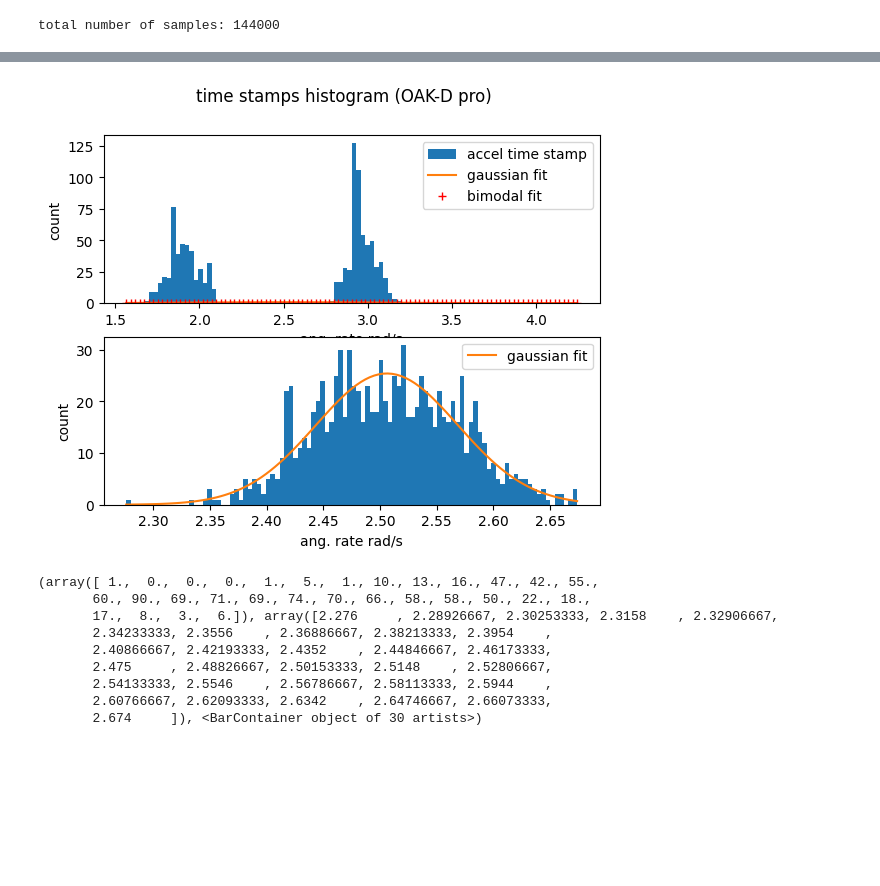
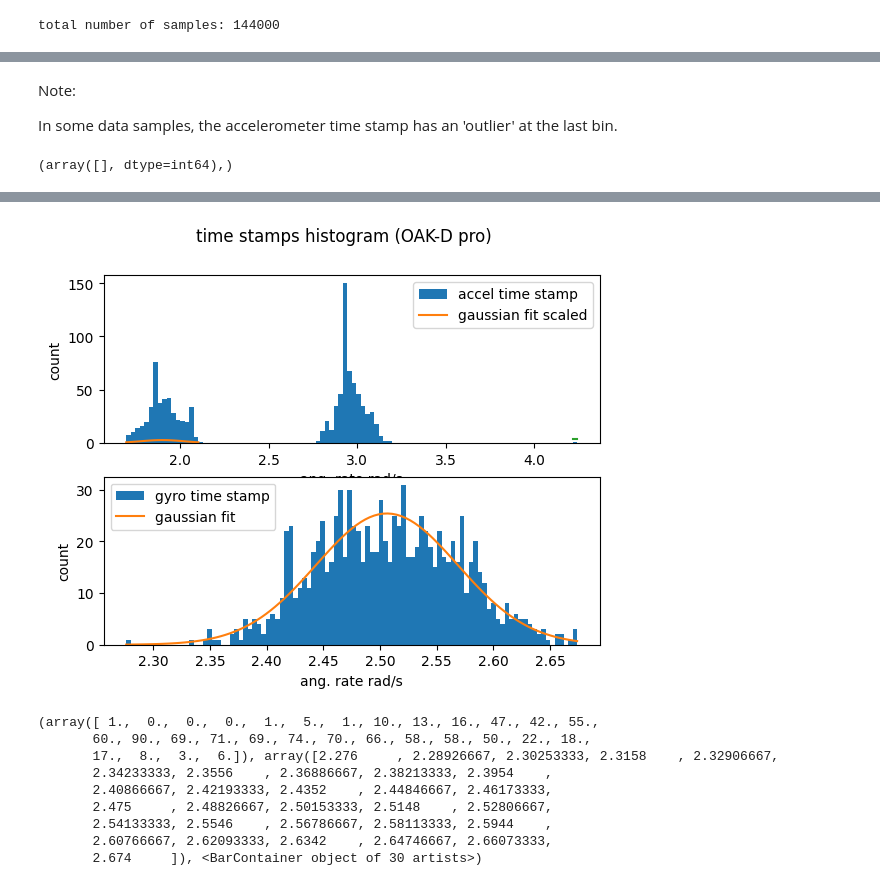
Before and after one commit to diplodocuslongus/depthai2know, a Jupyter notebook: IMU/imu_noise_characterization.ipynb, the cells around one changed output, grey strips where cells are left out. Saved outputs shown, nothing was run; the diff lists cells and outputs as text; code cells hidden in the pictures; blank space fills up the shorter version.

Commit message:
time stamp gauss fit

```diff
--- a/IMU/imu_noise_characterization.ipynb
+++ b/IMU/imu_noise_characterization.ipynb
@@ -95,3 +100,12 @@ tot_nb_sample = dataArr_shape[0]
 print(f'total number of samples: {tot_nb_sample}')
 # %% [output]
 total number of samples: 144000
+# %%
+NBINS = 100
+acc_ts_grad=np.gradient(acc_ts[1:]) # remove the first sample which is off
+gyro_ts_grad=np.gradient(ts)
+print(len(acc_ts_grad))
+# idx_high_ts = np.where(acc_ts_grad < 1.0)
+# print(idx_high_ts)
+print(f'{acc_ts_grad}')
+# plt.hist(acc_ts_grad,NBINS)
@@ -98,27 +130,38 @@ total number of samples: 144000
+# %% [markdown]
+Note:
+
+In some data samples, the accelerometer time stamp has an 'outlier' at the last bin.
+# %%
+idx_non0bin_ts = np.where(acc_ts_grad > 12.0)
+print(idx_high_ts)
+# %% [output]
+(array([], dtype=int64),)
 # %%
-NBINS = 100
-acc_ts_grad=np.gradient(acc_ts)
-gyro_ts_grad=np.gradient(ts)
-print(len(acc_ts_grad))
-# print(f'{np.gradient(acc_ts)}')
-# plt.hist(acc_ts_grad,NBINS)
 f, axarr = plt.subplots(2, sharex=False)
 # f.set_figheight(12)
 # f.set_figwidth(8)
 f.suptitle(f'time stamps histogram (OAK-D pro)',fontsize = 12)
-acc_cnt, bins_acc_ts, b = axarr[0].hist(acc_ts_grad, NBINS , density=False, label='accel time stamp') # alpha=0.1 is the opacity (alpha in 0 - 1 range)
-gyr_cnt, bins_gyro_ts, _ = axarr[1].hist(gyro_ts_grad, NBINS) #, density=1, alpha=0.5,label='gyro time stamp')
+acc_cnt, bins_acc_ts, _ = axarr[0].hist(acc_ts_grad, NBINS , density=False, label='accel time stamp') # alpha=0.1 is the opacity (alpha in 0 - 1 range)
+gyr_cnt, bins_gyro_ts, _ = axarr[1].hist(gyro_ts_grad, NBINS, density=False, label='gyro time stamp') #, density=1, alpha=0.5,label='gyro time stamp')
+
+# split the time stamp histo of the slowest sensor (the one with the smallest sampling rate)
+idx_bin_0_ts = np.where(acc_cnt == 0.0)[0]
+idx_low_bins_ts = idx_bin_0_ts[0] # end index for which the histo count is not zero (lower ts)
+idx_hi_bins_ts = idx_bin_0_ts[-1]+1 # start index from which the histo count is not zero (higher ts)
+# print(idx_bin_0_ts,idx_low_bins_ts,idx_hi_bins_ts)
+print(idx_low_bins_ts,idx_hi_bins_ts)
+
+bins_acc_low_ts = bins_acc_ts[:idx_low_bins_ts]
+bins_acc_hi_ts = bins_acc_ts[idx_hi_bins_ts:]
+# print(idx_hi_bins_ts)
+# print(bins_acc_low_ts, bins_acc_hi_ts, acc_cnt[idx_hi_bins_ts])
+# pouet
 
 with np.printoptions(precision=3, suppress=True):
     print(f'acc_cnt {acc_cnt}\n,bins_acc_ts {bins_acc_ts}\n b {b}')
     print(f'gyr_cnt = {gyr_cnt},\nbins_gyro_ts {bins_gyro_ts}')
 
 # axarr[0].set_title('Gyro Angular rate X')
-def gauss(x,mu,sigma,A):
-    return A*np.exp(-(x-mu)**2/2/sigma**2)
-def bimodal(x,mu1,sigma1,A1,mu2,sigma2,A2):
-    return gauss(x,mu1,sigma1,A1)+gauss(x,mu2,sigma2,A2)
-
 accel_expectd_fit=(1.7,.06,100,3,0.06,200)
 # Create an array of length num_bins containing the center of each bin.
 
@@ -140,19 +183,18 @@ gyr_sigma=np.sqrt(np.diag(gyr_cov))
 print(f'gyr_params {gyr_params} ,{gyr_sigma}')
 # params,cov=curve_fit(bimodal,bins_acc_ts,expected)
 # print(f'bins from histo: { bins_gx,bins_gy,bins_gz}')
-mu, sigma = zip(stats.norm.fit(acc_ts_grad),stats.norm.fit(gyro_ts_grad))
+
+mu, sigma = zip(stats.norm.fit(bins_acc_low_ts),stats.norm.fit(bins_acc_hi_ts),stats.norm.fit(gyro_ts_grad))
+mu_lowts, sigma_lowts = stats.norm.fit(acc_ts_grad)
 
 '''
 # yet another way for the fit
 from scipy.optimize import leastsq
-
 # fitfunc  = lambda p, x: p[0]*np.exp(-0.5*((x-p[1])/p[2])**2)+p[3]
 fitfunc  = lambda p, x: p[0]*np.exp(-0.5*((x-p[1])/p[2])**2)
-
 errfunc  = lambda p, x, y: (y - fitfunc(p, x))
 init  = [1.0, 0.5, 0.5]
 # init  = [1.0, 0.5, 0.5, 0.5]
-
 out   = leastsq( errfunc, init, args=(gyr_cnt,gyro_bin_centers))
 c = out[0]
 print("Fit Coefficients:")
@@ -160,14 +202,17 @@ print(c[0],c[1],abs(c[2]))
 # print(c[0],c[1],abs(c[2]),c[3])
 '''
 
-
-
-print(f'Gaussian best fit mu, sigma = {mu,sigma}')
-gauss_fit_accts = stats.norm.pdf(bins_acc_ts, mu[0], sigma[0])
-gauss_fit_gyrots =  stats.norm.pdf(bins_gyro_ts, mu[1], sigma[1])
+print(f'Gaussian best fit mu, sigma = {mu,sigma}\nlower FS ts: {mu_lowts,sigma_lowts})')
+# gauss_fit_accts = stats.norm.pdf(bins_acc_ts, mu[0], sigma[0])
+gauss_fit_accts_low_ts = stats.norm.pdf(bins_acc_low_ts, mu[0], sigma[0])
+gauss_fit_accts_hi_ts = stats.norm.pdf(bins_acc_hi_ts, mu[1], sigma[1])
+gauss_fit_gyrots =  stats.norm.pdf(bins_gyro_ts, mu[2], sigma[2])
 # gauss_fit_gyrots = 1/sigma[1]* stats.norm.pdf(bins_gyro_ts, mu[1], sigma[1])
-axarr[0].plot(bins_acc_ts,gauss_fit_accts,label = 'gaussian fit')
-axarr[0].plot(bins_acc_ts,bimodal(bins_acc_ts,*acc_params),'r+',label = 'bimodal fit')
+# axarr[0].plot(bins_acc_low_ts,gauss_fit_accts_low_ts,label = 'gaussian fit')
+axarr[0].plot(bins_acc_low_ts,sum(bins_acc_low_ts)*gauss_fit_accts_low_ts/sum(gauss_fit_accts_low_ts),label = 'gaussian fit scaled')
+axarr[0].plot(bins_acc_hi_ts,sum(bins_acc_hi_ts)*gauss_fit_accts_hi_ts/sum(gauss_fit_accts_hi_ts))
+# axarr[0].plot(bins_acc_ts,gauss_fit_accts,label = 'gaussian fit')
+# axarr[0].plot(bins_acc_ts,bimodal(bins_acc_ts,*acc_params),'r+',label = 'bimodal fit')
 
 # axarr[1].plot(bins_gyro_ts,1/sigma[1]*gauss_fit_gyrots,label = 'gaussian fit')
 axarr[1].plot(bins_gyro_ts,sum(gyr_cnt)*gauss_fit_gyrots/sum(gauss_fit_gyrots),label = 'gaussian fit')
@@ -202,4 +247,4 @@ acc_cnt [  1.   0.   0.   0.   2.   9.   9.  16.  21.  20.  76.  39.  47.  46.
-[figure, old version]
+[figure, new version]
 # %%
 gyro_ts_grad=np.gradient(ts)
 # print(f'{np.gradient(acc_ts)}')
```
Also changed, not shown: parts of 3 cells of this notebook.
